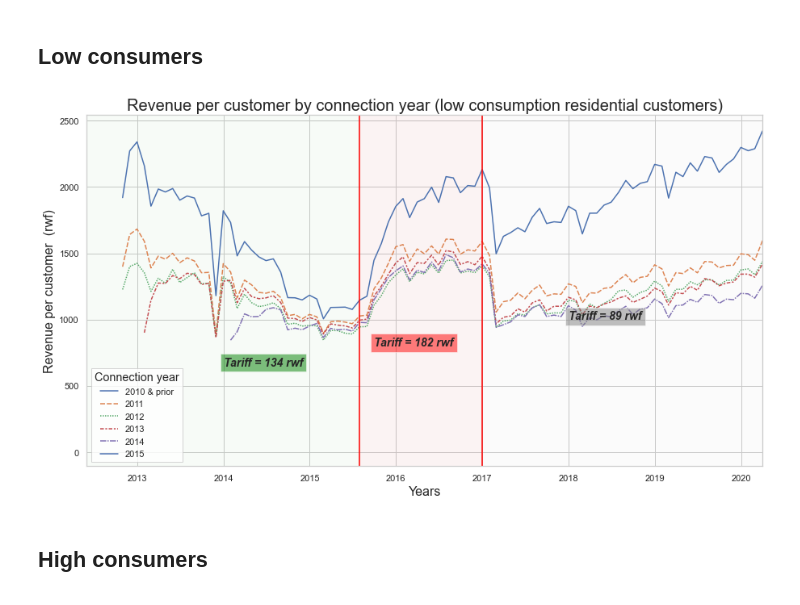
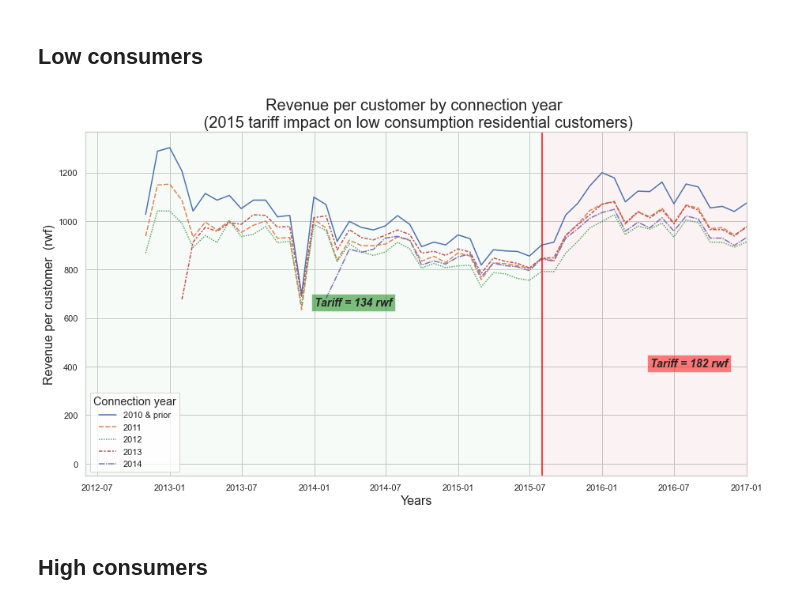
Before and after one commit to mugyenyij/reg_consumption, a Jupyter notebook: median_consumption_by_conn_year.ipynb, the cells around one changed output. Saved outputs shown, nothing was run; the diff lists cells and outputs as text; code cells hidden in the pictures.

```diff
--- a/median_consumption_by_conn_year.ipynb
+++ b/median_consumption_by_conn_year.ipynb
@@ -117,7 +138,7 @@ years_list = [2010, 2011, 2012,
 combined_low_df = pd.DataFrame()
 combined_low_cons_list = []
 year = 2010
-while year < tariff_date.year:
+while year < end_year:
     print(f"YEAR: {year}")
     if year == 2010:
         # filter installation years b4 and equal to 2010
@@ -206,7 +227,7 @@ while year < tariff_date.year:
         customers_per_conn_year.append(f"{year} : {cust_count} customers")
 
     year += 1
-#     break
+
 os.system('say "Your program has now finished"')
 # %% [output]
 YEAR: 2010
@@ -253,0 +264,8 @@ Wall time: 2.71 s
+# %%
+## high confidence set
+low_customer_true_list = all_low[all_low['percent_kwhs_below_15'
+                                        ]>=80].meter_serial_number_consumer_id.unique(
+).tolist()
+combined_low_df= combined_low_df[combined_low_df.meter_serial_number_consumer_id.isin(low_customer_true_list)]
+low_count = combined_low_df.meter_serial_number_consumer_id.nunique()
+print(f'{round(((low_high_conf_count-low_count)/low_high_conf_count)*100,0)}% drop in customers')
@@ -663,46 +837,63 @@ def millions(x, pos):
 
 
 formatter = FuncFormatter(millions)
 
 data_list = ['total_revenue','revenue_per_customer']
 data = data_list[1]
 city = None
+xlim = [datetime.date(2012, 6, 1),datetime.date(2016, 1, 1),datetime.date(2017, 1, 1), datetime.date(2020, 4, 1)]
+
+if tariff_date == tariff_date_1:
+    end_year1 = end_year
+elif tariff_date == tariff_date_2:
+    end_year1 = end_year+1
+
 
 sns.set(style = 'whitegrid',rc={'figure.figsize':(15,8)})
 if data == 'total_revenue':
     ax = sns.lineplot(data=total_rev_per_year_low)
     ax.yaxis.set_major_formatter(formatter)
     text_yposition = 12000000
     ax.set_ylabel('monthly revenues  (rwf)', fontsize=16)
     ax.set_title(f'Total monthly revenues by connection year (low consumption residential customers) {city}', fontsize=20)
 
 elif data == 'revenue_per_customer':
     ax = sns.lineplot(data=rev_per_customer_per_year_low)
     text_yposition = 1000
     ax.set_ylabel('Revenue per customer  (rwf)', fontsize=16)
-    ax.set_title(f'Revenue per customer by connection year (low consumption residential customers)', fontsize=20)
+    ax.set_title(f'Revenue per customer by connection year \n ({end_year1} tariff impact on low consumption residential customers)', fontsize=20)
 
 ax.set_xlabel('Years', fontsize=16)
-ax.set_xlim([datetime.date(2012, 6, 1), datetime.date(2020, 4, 1)])
 
-plt.legend(['2010 & prior', '2011','2012','2013','2014','2015'], # ,'2016','2017','2018','2019'
+plt.legend(rev_legend, # ,'2015','2016','2017','2018','2019'
           title="Connection year",fancybox=False, title_fontsize='large')
-plt.text(datetime.date(2014, 1, 1),650 ,'Tariff = 134 rwf', fontsize = 14, style='italic',
-        bbox = dict(facecolor = 'green', alpha = 0.5), fontweight='bold')
-plt.text(datetime.date(2015, 10, 1), 800,'Tariff = 182 rwf', fontsize = 14, style='italic',
+
+if tariff_date == tariff_date_1:
+    ax.set_xlim([xlim[0], xlim[2]])
+    plt.axvline(x = datetime.date(2015, 8, 1),
+        color ='red')
+    plt.text(datetime.date(2014, 1, 1),650 ,'Tariff = 134 rwf', fontsize = 14, style='italic',
+            bbox = dict(facecolor = 'green', alpha = 0.5), fontweight='bold')
+elif tariff_date == tariff_date_2:
+    ax.set_xlim([xlim[1], xlim[3]])
+    plt.axvline(x = datetime.date(2017, 1, 1),
+                color ='red')
+    plt.text(datetime.date(2018, 1, 1), 400,'Tariff = 89 rwf', fontsize = 14, style='italic',
+            bbox = dict(facecolor = 'gray', alpha = 0.5), fontweight='bold')
+
+
+
+plt.text(datetime.date(2016, 5, 1), 400,'Tariff = 182 rwf', fontsize = 14, style='italic',
         bbox = dict(facecolor = 'red', alpha = 0.5), fontweight='bold')
-plt.text(datetime.date(2018, 1, 1), text_yposition,'Tariff = 89 rwf', fontsize = 14, style='italic',
-        bbox = dict(facecolor = 'gray', alpha = 0.5), fontweight='bold')
 
-plt.axvline(x = datetime.date(2015, 8, 1),
-            color ='red')
-plt.axvline(x = datetime.date(2017, 1, 1),
-            color ='red')
+
+
+
 plt.axvspan(datetime.date(2015, 8, 1), datetime.date(2017, 1, 1), alpha=0.03, color='red')
 plt.axvspan(datetime.date(2012, 1, 1),datetime.date(2015, 8, 1), alpha=0.03, color='green')
 plt.axvspan(datetime.date(2015, 8, 1),datetime.date(2020, 4, 1), alpha=0.03, color='gray');
 # %% [output]
-[figure, old version]
+[figure, new version]
 # %% [markdown]
 ## High consumers
 # %%
```
Also changed, not shown: parts of 38 cells of this notebook.
